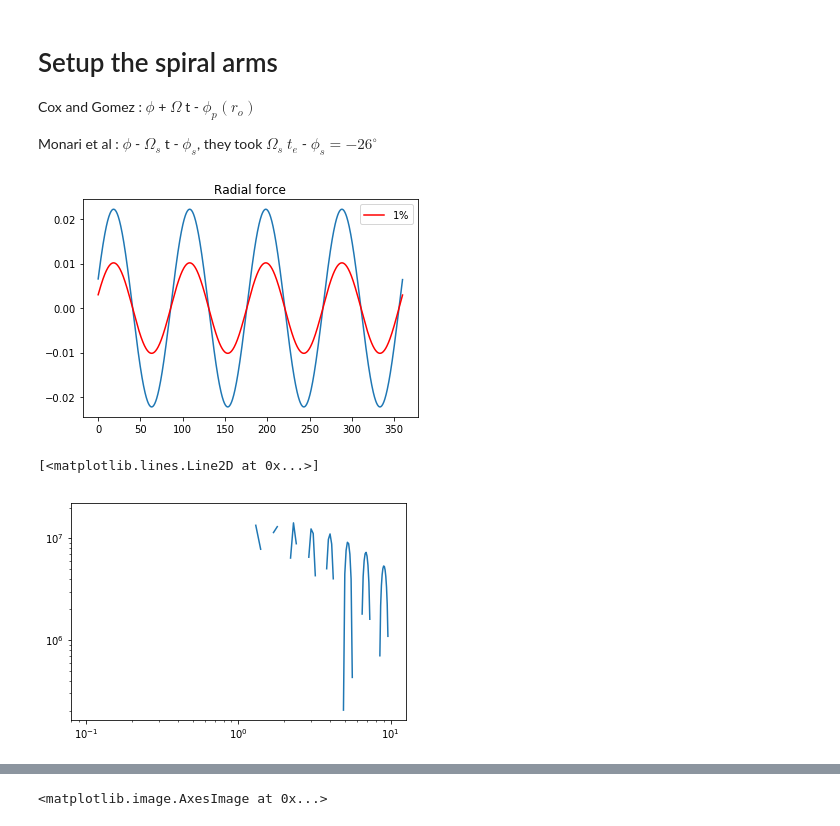
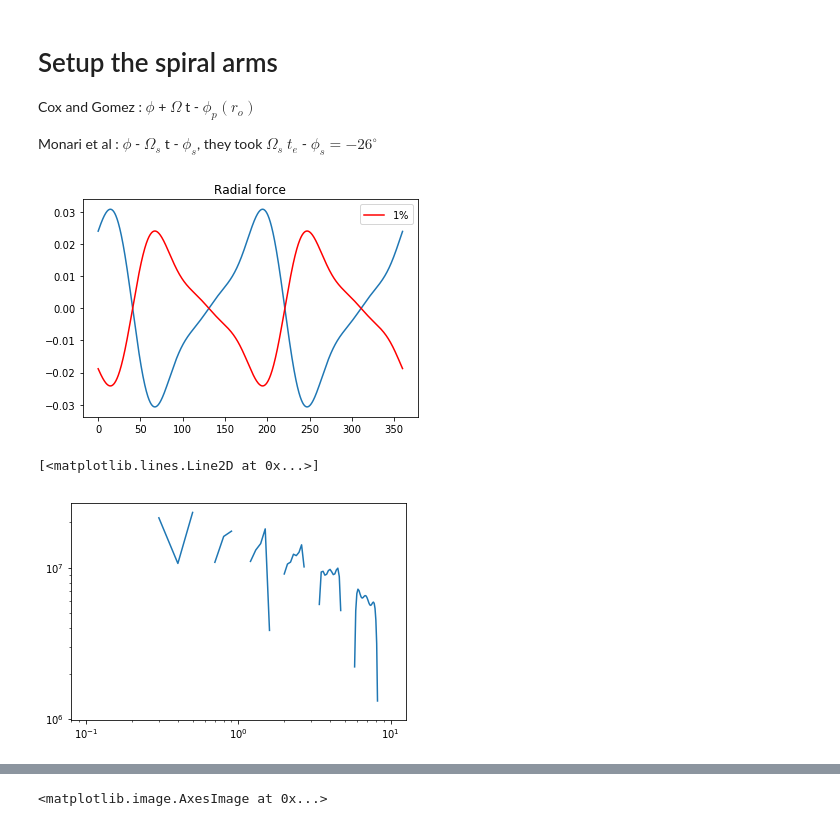
Before and after one commit to nbanik/Baryonic-effects-on-Pal5, a Jupyter notebook: Effect of spiral.ipynb, the cells around one changed output, grey strips where cells are left out. Cells and saved outputs as stored; diff of their text form; code cells hidden in the pictures.

```diff
--- a/Effect of spiral.ipynb
+++ b/Effect of spiral.ipynb
@@ -58,7 +58,7 @@ def initial_angle(pat_speed,t_age_Gyr=5.,fin_phi_deg=26.):
 
 #compute max radial force for the spiral with amp=1
 #compute and save result to save computing time.
-N=4
+N=2
 pat_speed = 18.9
 pitch_angle=9.9
 t_age=9.
@@ -67,7 +67,7 @@ Rs=7. #kpc
 phi0=26.
 H=0.3 #kpc
 
-FR_frac=0.01   #1%
+FR_frac=0.01   #0.5%
 
 omega=pat_speed*(ro/vo)
 alpha=numpy.radians(pitch_angle)
@@ -76,8 +76,8 @@ Rs/=ro
 H/=ro
 phi_ref=initial_angle(pat_speed=pat_speed,t_age_Gyr=t_age,fin_phi_deg=phi0)
 
-Cs=[1]
-#Cs=[8./(3.*numpy.pi),0.5,8./(15.*numpy.pi)]
+#Cs=[1]
+Cs=[8./(3.*numpy.pi),0.5,8./(15.*numpy.pi)]
 
 
 pp=np.linspace(0.,359.9,1000)
@@ -94,34 +94,34 @@ interp_FR_nonaxi= interpolate.InterpolatedUnivariateSpline(pp,FR_nonaxi)
 
 
 
 
 max_phi=optimize.fmin(interp_FR_nonaxi, 0.,disp=0)
 
 max_FR_nonaxi= interp_FR_nonaxi(max_phi)
 
 FR_axi=potential.evaluateRforces(MWPotential2014,R=8./ro,z=0.,t=0.)
 
 amp=FR_frac*FR_axi/max_FR_nonaxi
 
 #setup spiral potential with correct amplitude
 spiralpot=SpiralArmsPotential(amp=amp,N=N,omega=omega,alpha=alpha,phi_ref=phi_ref,r_ref=r_ref,H=H,Rs=Rs,Cs=Cs)
 turn_physical_off(spiralpot)
 
 
 FR=[]
 
 for ii in range(len(pp)):
     FR.append(potential.evaluateRforces(spiralpot,R=8./ro,z=0.,phi=numpy.radians(pp[ii]),t=0.))
 
 
 plt.figure()
 plt.plot(pp,interp_FR_nonaxi(pp))
 plt.plot(pp,FR,c='r',label=r'$1\%$')
 plt.title('Radial force')
 plt.legend(loc='upper right')
 plt.show()
 # %% [output]
-[figure, old version]
+[figure, new version]
 # %%
 rr=np.linspace(0.1,10.,100)
 dens_eval=[]
@@ -132,7 +132,7 @@ dens_eval=[evaluateDensities(spiralpot,r*u.kpc,0.*u.kpc,np.radians(0.))*(10**9)*
 loglog(rr*u.kpc,dens_eval)
 # %% [output]
 [<matplotlib.lines.Line2D at 0x...>]
-[figure, old version]
+[figure, new version]
 # %%
 #plot the spiral's potential contours
 potential.plotPotentials(spiralpot,rmin=-10.*u.kpc,rmax=10.*u.kpc,zmin=-10.*u.kpc,zmax=10.*u.kpc,nrs=100,nzs=100,xy=True)
```
Also changed, not shown: parts of 13 cells of this notebook.
